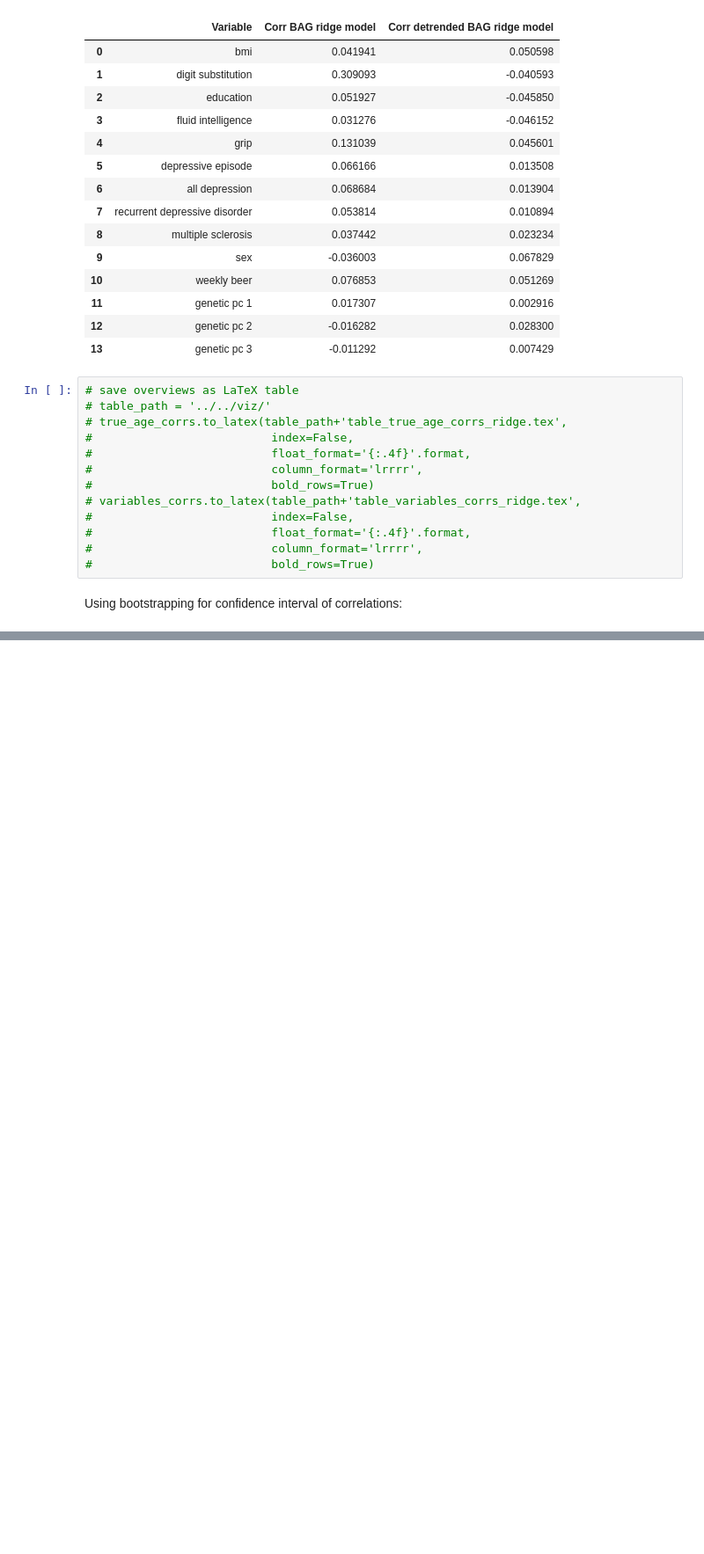
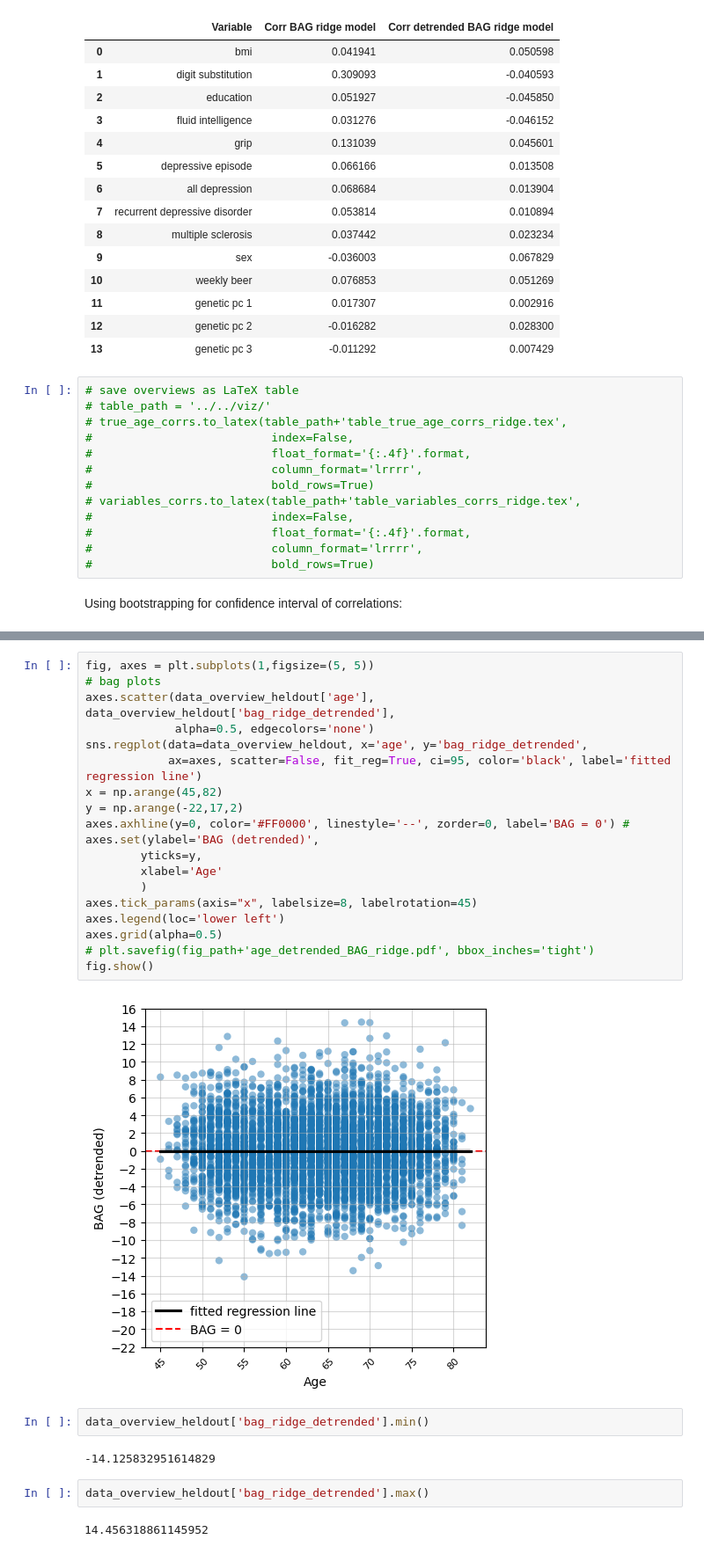
Before and after one commit to laura-riedel/brain_age_1D-CNN, a Jupyter notebook: src/schaefer_fc_matrix/ridge_brain_age_gaps.ipynb, the cells around one changed output, grey strips where cells are left out. Shown at 88% size. Cells and saved outputs as stored; diff of their text form; blank space fills up the shorter version.

```diff
--- a/src/schaefer_fc_matrix/ridge_brain_age_gaps.ipynb
+++ b/src/schaefer_fc_matrix/ridge_brain_age_gaps.ipynb
@@ -110,0 +175,29 @@ variables_corrs_bs
+# %%
+fig, axes = plt.subplots(1,figsize=(5, 5))
+# bag plots
+axes.scatter(data_overview_heldout['age'], data_overview_heldout['bag_ridge_detrended'],
+             alpha=0.5, edgecolors='none')
+sns.regplot(data=data_overview_heldout, x='age', y='bag_ridge_detrended',
+            ax=axes, scatter=False, fit_reg=True, ci=95, color='black', label='fitted regression line')
+x = np.arange(45,82)
+y = np.arange(-22,17,2)
+axes.axhline(y=0, color='#FF0000', linestyle='--', zorder=0, label='BAG = 0') #
+axes.set(ylabel='BAG (detrended)',
+        yticks=y,
+        xlabel='Age'
+        )
+axes.tick_params(axis="x", labelsize=8, labelrotation=45)
+axes.legend(loc='lower left')
+axes.grid(alpha=0.5)
+# plt.savefig(fig_path+'age_detrended_BAG_ridge.pdf', bbox_inches='tight')
+fig.show()
+# %% [output]
+[figure, added]
+# %%
+data_overview_heldout['bag_ridge_detrended'].min()
+# %% [output]
+-14.125832951614829
+# %%
+data_overview_heldout['bag_ridge_detrended'].max()
+# %% [output]
+14.456318861145952
```
Also changed, not shown: parts of 7 cells of this notebook, 1 other file.
